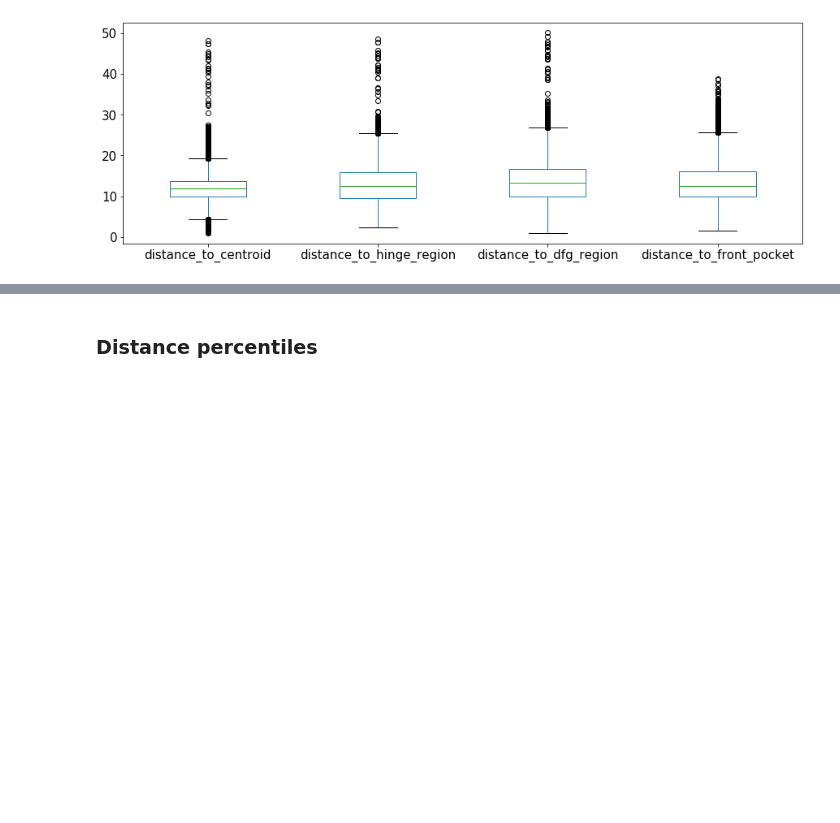
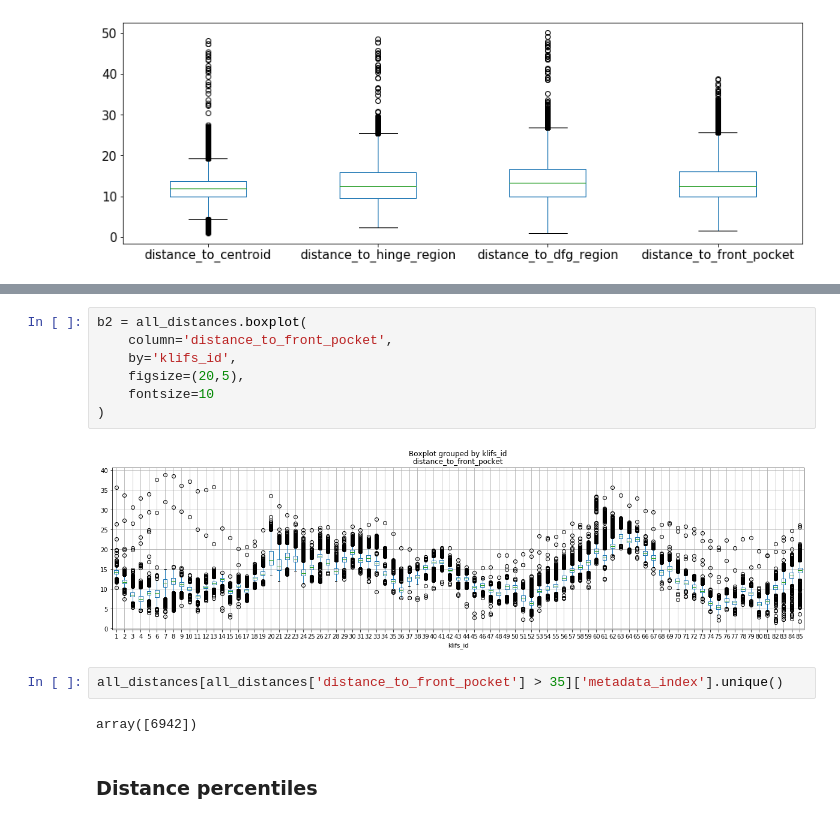
Before and after one commit to volkamerlab/kissim, a Jupyter notebook: examples/notebooks/spatialfeatures_cutoffs.ipynb, the cells around one changed output, grey strips where cells are left out. Cells and saved outputs as stored; diff of their text form; blank space fills up the shorter version.

```diff
--- a/examples/notebooks/spatialfeatures_cutoffs.ipynb
+++ b/examples/notebooks/spatialfeatures_cutoffs.ipynb
@@ -125,3 +166,16 @@ boxplot = all_distances[
+# %%
+b2 = all_distances.boxplot(
+    column='distance_to_front_pocket',
+    by='klifs_id',
+    figsize=(20,5),
+    fontsize=10
+)
+# %% [output]
+[figure, added]
+# %%
+all_distances[all_distances['distance_to_front_pocket'] > 35]['metadata_index'].unique()
+# %% [output]
+array([6942])
 # %% [markdown]
 ### Distance percentiles
 # %%
```
Also changed, not shown: parts of 13 cells of this notebook.
